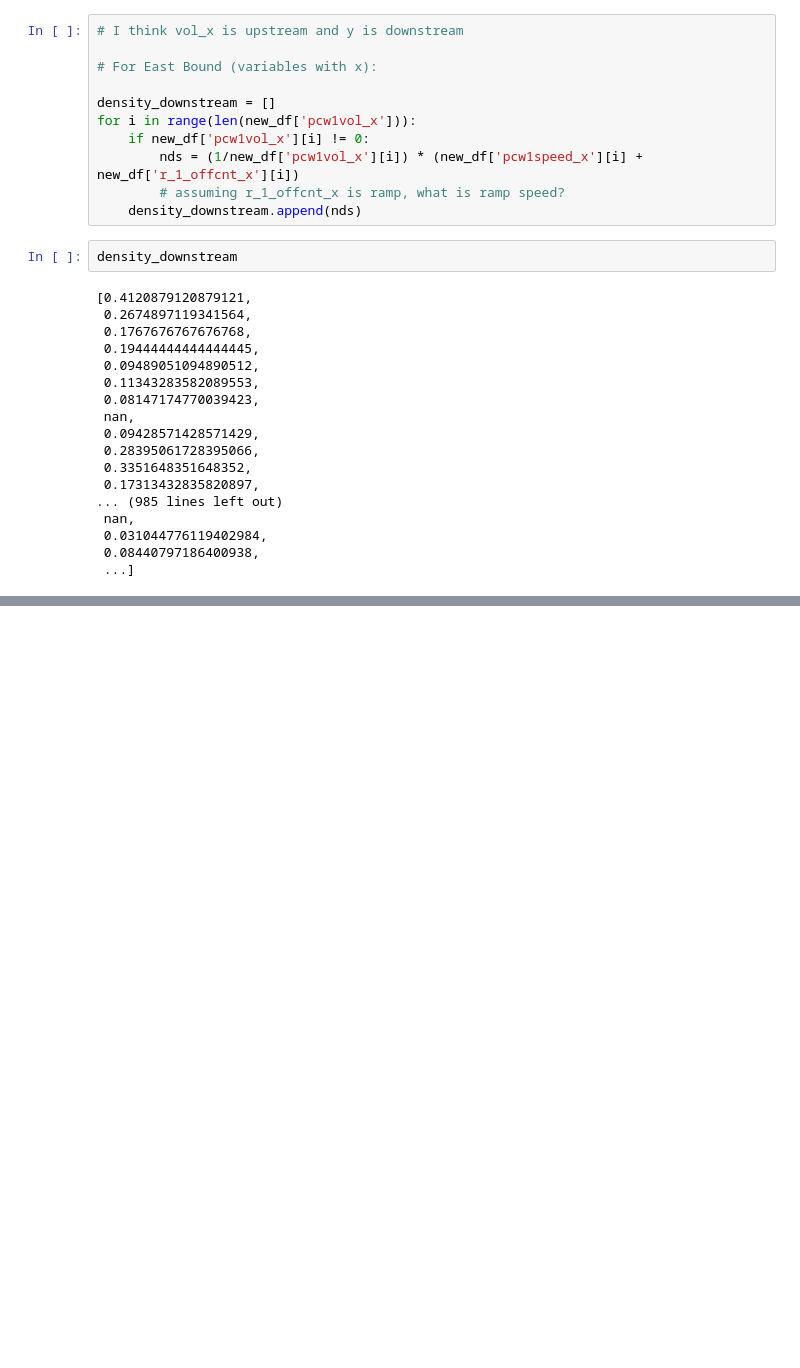
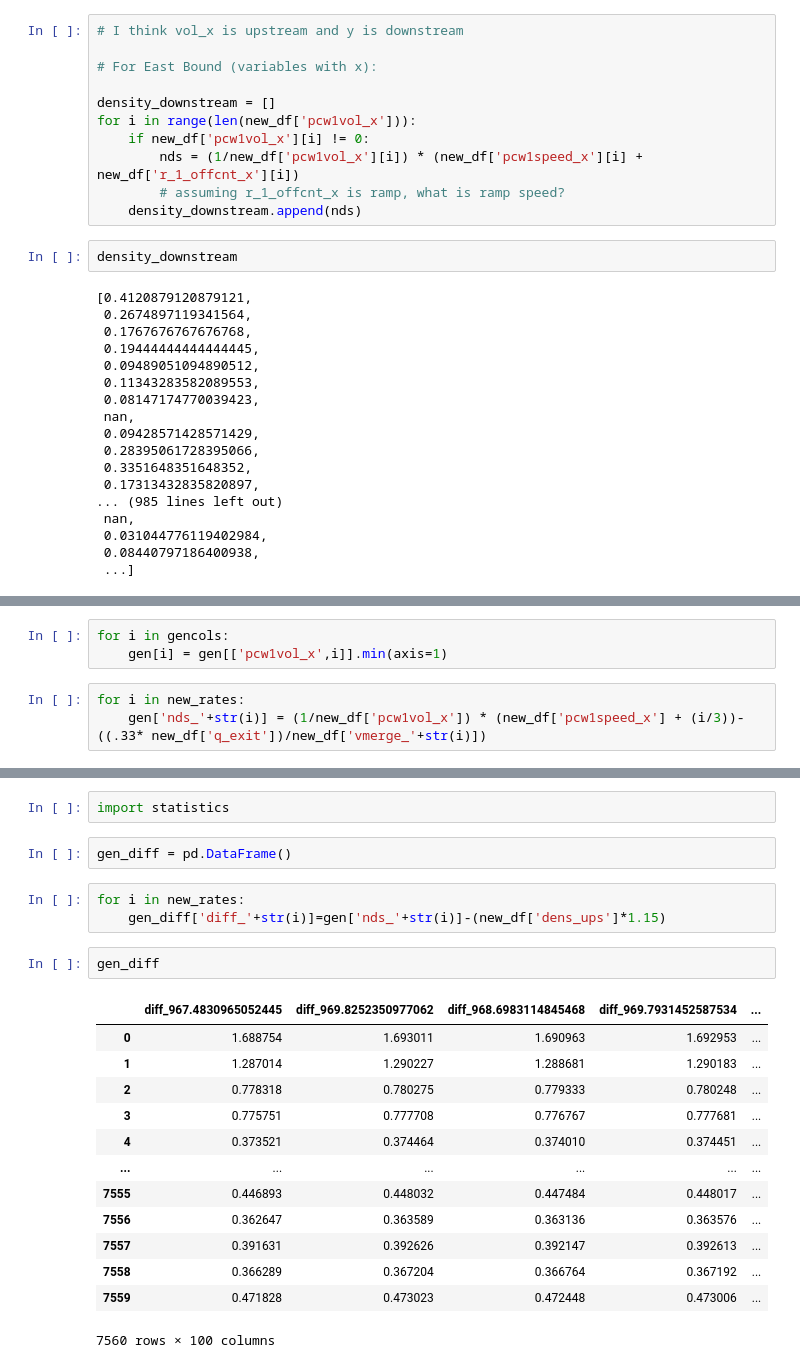
Before and after one commit to amuamushu/ai_transportation, a Jupyter notebook: paper_calc.ipynb, the cells around one changed output, grey strips where cells are left out. Drawn from its saved outputs; the diff is of its cells as text; blank space fills up the shorter version.

```diff
--- a/paper_calc.ipynb
+++ b/paper_calc.ipynb
@@ -222,0 +403,6 @@ density_downstream
+# %%
+for i in gencols:
+    gen[i] = gen[['pcw1vol_x',i]].min(axis=1)
+# %%
+for i in new_rates:
+    gen['nds_'+str(i)] = (1/new_df['pcw1vol_x']) * (new_df['pcw1speed_x'] + (i/3))-((.33* new_df['q_exit'])/new_df['vmerge_'+str(i)])
@@ -222,0 +421,23 @@ density_downstream
+# %%
+import statistics
+# %%
+gen_diff = pd.DataFrame()
+# %%
+for i in new_rates:
+    gen_diff['diff_'+str(i)]=gen['nds_'+str(i)]-(new_df['dens_ups']*1.15)
+# %%
+gen_diff
+# %% [output]
+|  | diff_967.4830965052445 | diff_969.8252350977062 | diff_968.6983114845468 | diff_969.7931452587534 | ... |
+| 0 | 1.688754 | 1.693011 | 1.690963 | 1.692953 | ... |
+| 1 | 1.287014 | 1.290227 | 1.288681 | 1.290183 | ... |
+| 2 | 0.778318 | 0.780275 | 0.779333 | 0.780248 | ... |
+| 3 | 0.775751 | 0.777708 | 0.776767 | 0.777681 | ... |
+| 4 | 0.373521 | 0.374464 | 0.374010 | 0.374451 | ... |
+| ... | ... | ... | ... | ... | ... |
+| 7555 | 0.446893 | 0.448032 | 0.447484 | 0.448017 | ... |
+| 7556 | 0.362647 | 0.363589 | 0.363136 | 0.363576 | ... |
+| 7557 | 0.391631 | 0.392626 | 0.392147 | 0.392613 | ... |
+| 7558 | 0.366289 | 0.367204 | 0.366764 | 0.367192 | ... |
+| 7559 | 0.471828 | 0.473023 | 0.472448 | 0.473006 | ... |
+7560 rows × 100 columns
```
Also changed, not shown: parts of 36 cells of this notebook, 1 other file.
